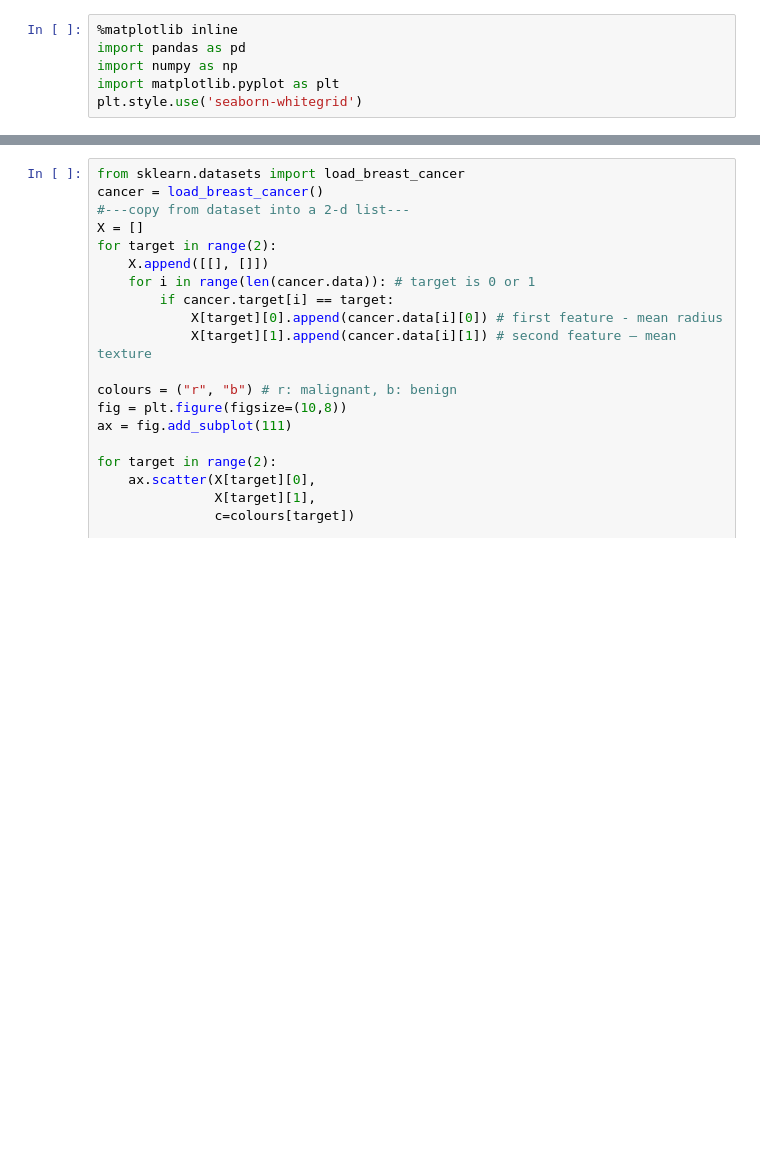
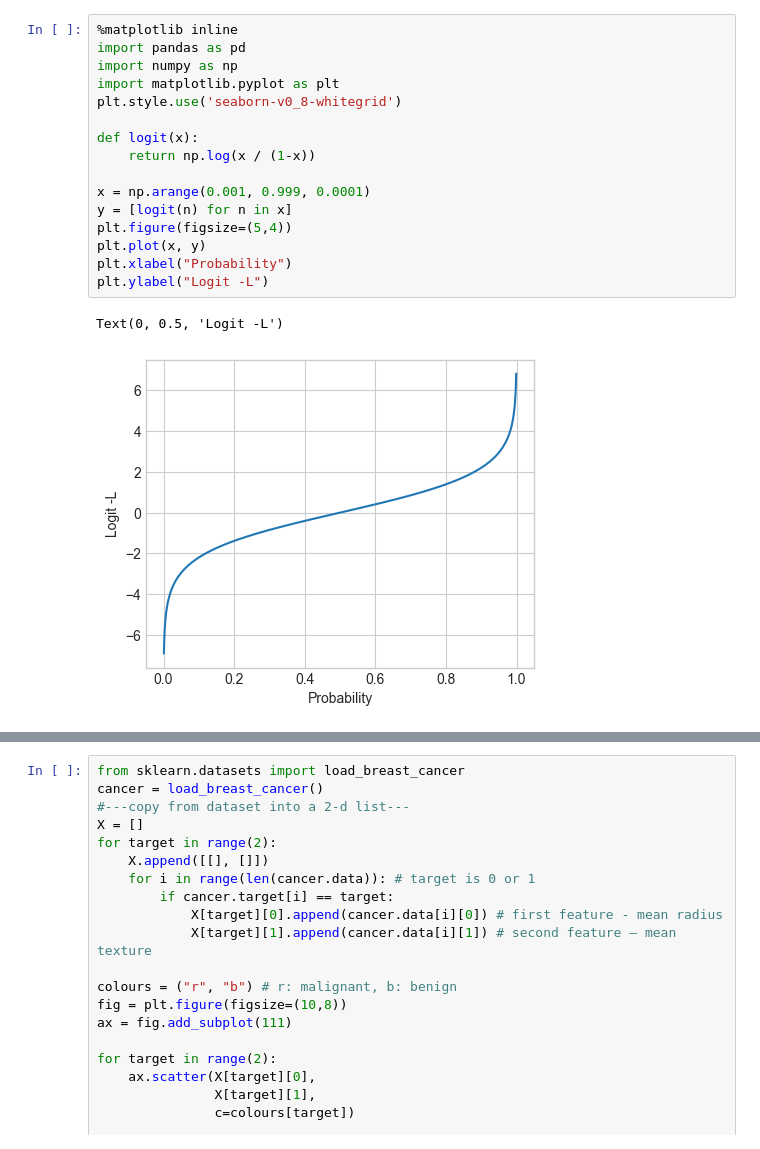
Before and after one commit to KidQuant/AOT, a Jupyter notebook: Tuesday A/Lesson 8 - Supervised Machine Learning/Supervised Learning - Logisitic Regression.ipynb, the cells around one changed output, grey strips where cells are left out. Drawn from its saved outputs; the diff is of its cells as text; blank space fills up the shorter version.

```diff
--- a/Tuesday A/Lesson 8 - Supervised Machine Learning/Supervised Learning - Logisitic Regression.ipynb
+++ b/Tuesday A/Lesson 8 - Supervised Machine Learning/Supervised Learning - Logisitic Regression.ipynb
@@ -5,6 +47,19 @@ Applying a natural logarithm function to the odds of an event, you get the logit
 # %%
 %matplotlib inline
 import pandas as pd
 import numpy as np
 import matplotlib.pyplot as plt
-plt.style.use('seaborn-whitegrid')
+plt.style.use('seaborn-v0_8-whitegrid')
+
+def logit(x):
+    return np.log(x / (1-x))
+
+x = np.arange(0.001, 0.999, 0.0001)
+y = [logit(n) for n in x]
+plt.figure(figsize=(5,4))
+plt.plot(x, y)
+plt.xlabel("Probability")
+plt.ylabel("Logit -L")
+# %% [output]
+Text(0, 0.5, 'Logit -L')
+[figure, added]
```
Also changed, not shown: parts of 6 cells of this notebook.
